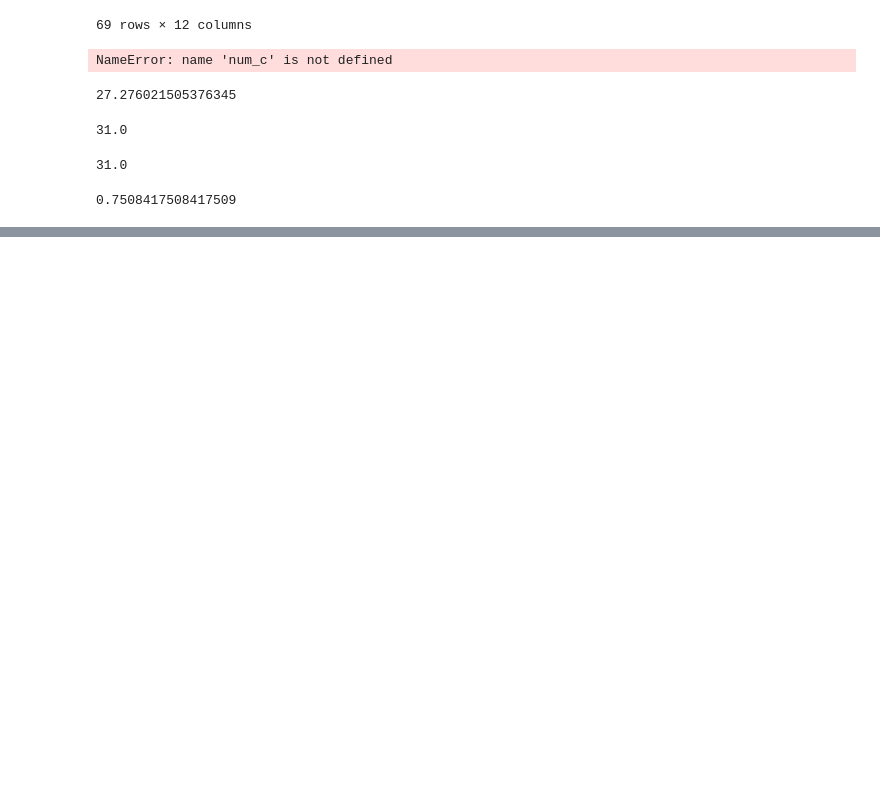
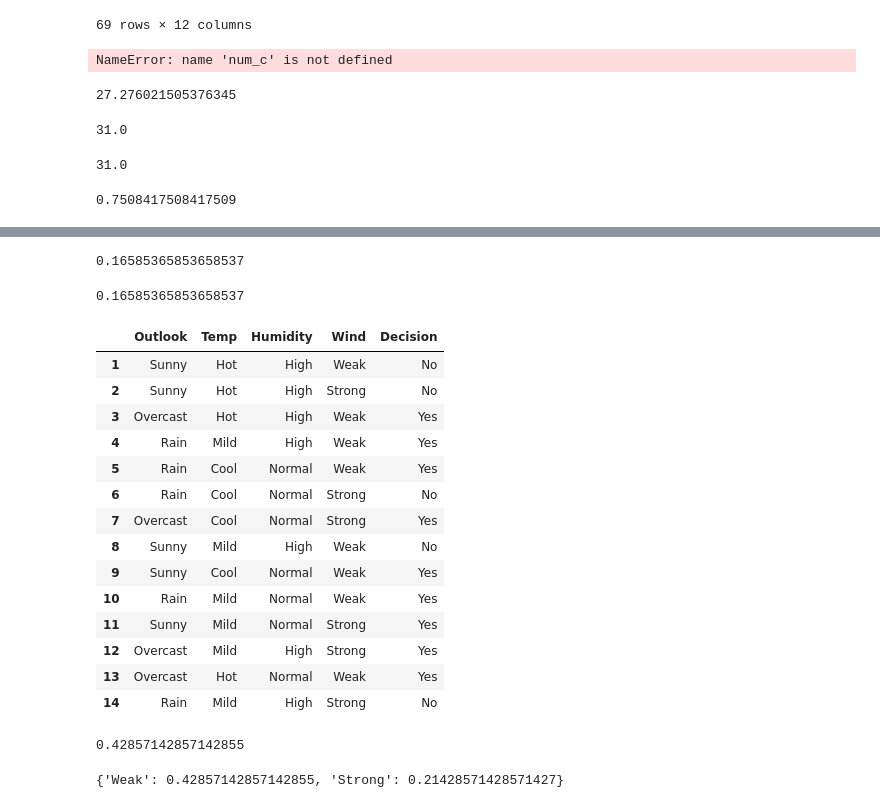
Before and after one commit to UPstartDeveloper/DS-1.1-Data-Analysis, a Jupyter notebook: Notebooks/Datasets/titantic.ipynb, the cells around one changed output, grey strips where cells are left out. Saved outputs shown, nothing was run; the diff lists cells and outputs as text; code cells hidden in the pictures; blank space fills up the shorter version.

```diff
--- a/Notebooks/Datasets/titantic.ipynb
+++ b/Notebooks/Datasets/titantic.ipynb
@@ -386,0 +456,33 @@ num / len(df)
+# %%
+# Given that a passenger is under 30 but over 20 years old, what are the chances they are in first class?
+dict(df[(df['Age'] > 20) & (df['Age'] < 30)]['Pclass'].value_counts())[1]/len(df[(df['Age'] > 20) & (df['Age'] < 30)])
+# %% [output]
+0.16585365853658537
+# %%
+34/(34+53+118)
+# %% [output]
+0.16585365853658537
+# %%
+df = pd.read_csv('tennis.txt', delimiter="\t", header=None, names=['Outlook', 'Temp', 'Humidity', 'Wind', 'Decision'])
+# %%
+df
+# %% [output]
+|  | Outlook | Temp | Humidity | Wind | Decision |
+| 1 | Sunny | Hot | High | Weak | No |
+| 2 | Sunny | Hot | High | Strong | No |
+| 3 | Overcast | Hot | High | Weak | Yes |
+| 4 | Rain | Mild | High | Weak | Yes |
+| 5 | Rain | Cool | Normal | Weak | Yes |
+| 6 | Rain | Cool | Normal | Strong | No |
+| 7 | Overcast | Cool | Normal | Strong | Yes |
+| 8 | Sunny | Mild | High | Weak | No |
+| 9 | Sunny | Cool | Normal | Weak | Yes |
+| 10 | Rain | Mild | Normal | Weak | Yes |
+| 11 | Sunny | Mild | Normal | Strong | Yes |
+| 12 | Overcast | Mild | High | Strong | Yes |
+| 13 | Overcast | Hot | Normal | Weak | Yes |
+| 14 | Rain | Mild | High | Strong | No |
+# %%
+dict(df[df['Wind'] == 'Weak']['Decision'].value_counts())['Yes']/len(df['Wind'])
+# %% [output]
+0.42857142857142855
@@ -386,0 +496,4 @@ num / len(df)
+# %%
+condition_prob('Wind', ['Weak', 'Strong'], c2='Decision')
+# %% [output]
+{'Weak': 0.42857142857142855, 'Strong': 0.21428571428571427}
```
Also changed, not shown: parts of 19 cells of this notebook, 6 other files.
